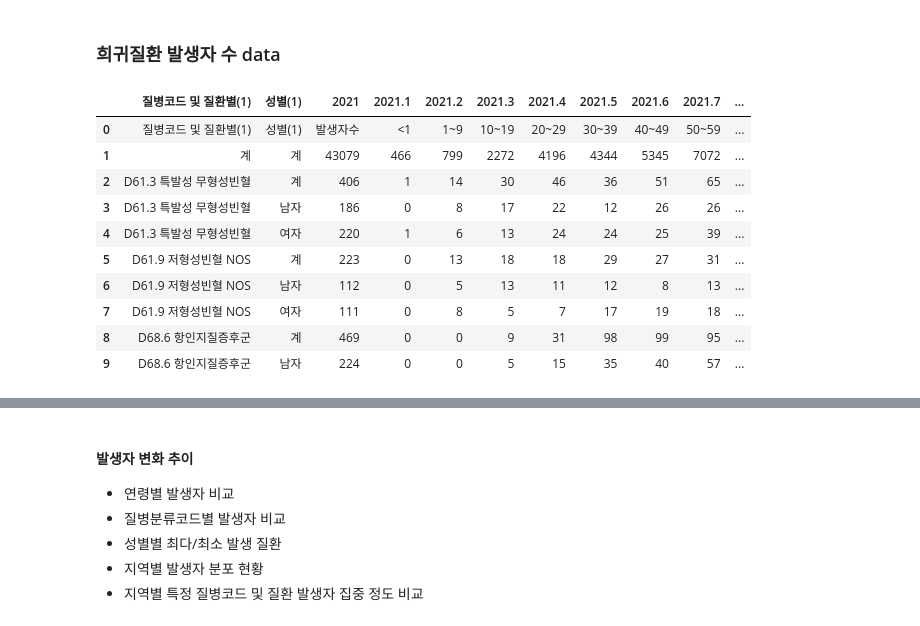
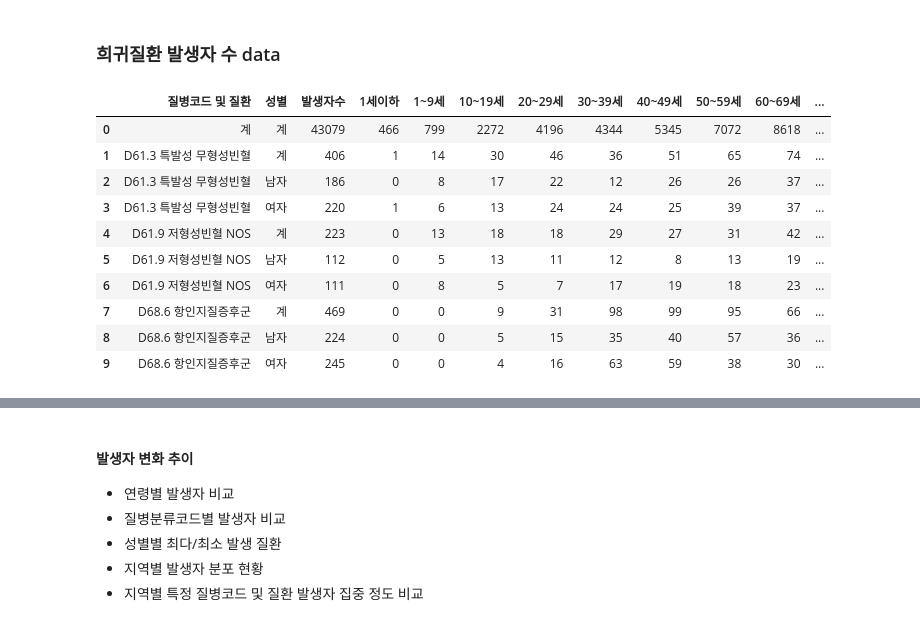
Before and after one commit to kdj0712/rare_field_fastapis, a Jupyter notebook: data/data_analysis/persona2/ipynb/persona2_DDA_yugyeong_accrual.ipynb, the cells around one changed output, grey strips where cells are left out. Cells and saved outputs as stored; diff of their text form; code cells hidden in the pictures.

```diff
--- a/data/data_analysis/persona2/ipynb/persona2_DDA_yugyeong_accrual.ipynb
+++ b/data/data_analysis/persona2/ipynb/persona2_DDA_yugyeong_accrual.ipynb
@@ -37,17 +37,17 @@ import seaborn as sns
 # %% [markdown]
 ### 희귀질환 발생자 수 data
 # %%
-df_gender_age_accrual = pd.read_csv('../../csv/2021_전국_질병분류코드별_성별_연령군별_발생자_수_발생자_수_200명_초과_질환__20240424095607.csv')
+df_gender_age_accrual = pd.read_csv('../csv/2021_질병분류코드별_발생자수.csv')
 df_gender_age_accrual[:10]
 # %% [output]
-|  | 질병코드 및 질환별(1) | 성별(1) | 2021 | 2021.1 | 2021.2 | 2021.3 | 2021.4 | 2021.5 | 2021.6 | 2021.7 | ... |
-| 0 | 질병코드 및 질환별(1) | 성별(1) | 발생자수 | <1 | 1~9 | 10~19 | 20~29 | 30~39 | 40~49 | 50~59 | ... |
-| 1 | 계 | 계 | 43079 | 466 | 799 | 2272 | 4196 | 4344 | 5345 | 7072 | ... |
-| 2 | D61.3 특발성 무형성빈혈 | 계 | 406 | 1 | 14 | 30 | 46 | 36 | 51 | 65 | ... |
-| 3 | D61.3 특발성 무형성빈혈 | 남자 | 186 | 0 | 8 | 17 | 22 | 12 | 26 | 26 | ... |
-| 4 | D61.3 특발성 무형성빈혈 | 여자 | 220 | 1 | 6 | 13 | 24 | 24 | 25 | 39 | ... |
-| 5 | D61.9 저형성빈혈 NOS | 계 | 223 | 0 | 13 | 18 | 18 | 29 | 27 | 31 | ... |
-| 6 | D61.9 저형성빈혈 NOS | 남자 | 112 | 0 | 5 | 13 | 11 | 12 | 8 | 13 | ... |
-| 7 | D61.9 저형성빈혈 NOS | 여자 | 111 | 0 | 8 | 5 | 7 | 17 | 19 | 18 | ... |
-| 8 | D68.6 항인지질증후군 | 계 | 469 | 0 | 0 | 9 | 31 | 98 | 99 | 95 | ... |
-| 9 | D68.6 항인지질증후군 | 남자 | 224 | 0 | 0 | 5 | 15 | 35 | 40 | 57 | ... |
+|  | 질병코드 및 질환 | 성별 | 발생자수 | 1세이하 | 1~9세 | 10~19세 | 20~29세 | 30~39세 | 40~49세 | 50~59세 | 60~69세 | ... |
+| 0 | 계 | 계 | 43079 | 466 | 799 | 2272 | 4196 | 4344 | 5345 | 7072 | 8618 | ... |
+| 1 | D61.3 특발성 무형성빈혈 | 계 | 406 | 1 | 14 | 30 | 46 | 36 | 51 | 65 | 74 | ... |
+| 2 | D61.3 특발성 무형성빈혈 | 남자 | 186 | 0 | 8 | 17 | 22 | 12 | 26 | 26 | 37 | ... |
+| 3 | D61.3 특발성 무형성빈혈 | 여자 | 220 | 1 | 6 | 13 | 24 | 24 | 25 | 39 | 37 | ... |
+| 4 | D61.9 저형성빈혈 NOS | 계 | 223 | 0 | 13 | 18 | 18 | 29 | 27 | 31 | 42 | ... |
+| 5 | D61.9 저형성빈혈 NOS | 남자 | 112 | 0 | 5 | 13 | 11 | 12 | 8 | 13 | 19 | ... |
+| 6 | D61.9 저형성빈혈 NOS | 여자 | 111 | 0 | 8 | 5 | 7 | 17 | 19 | 18 | 23 | ... |
+| 7 | D68.6 항인지질증후군 | 계 | 469 | 0 | 0 | 9 | 31 | 98 | 99 | 95 | 66 | ... |
+| 8 | D68.6 항인지질증후군 | 남자 | 224 | 0 | 0 | 5 | 15 | 35 | 40 | 57 | 36 | ... |
+| 9 | D68.6 항인지질증후군 | 여자 | 245 | 0 | 0 | 4 | 16 | 63 | 59 | 38 | 30 | ... |
```
Also changed, not shown: parts of 11 cells of this notebook, 2 other files.
